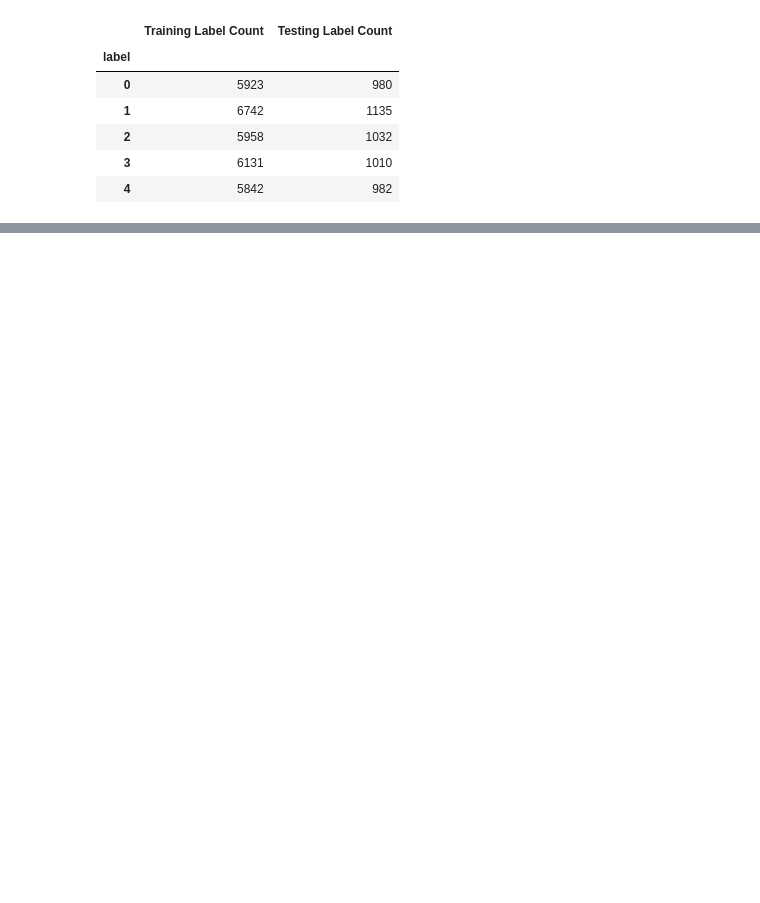
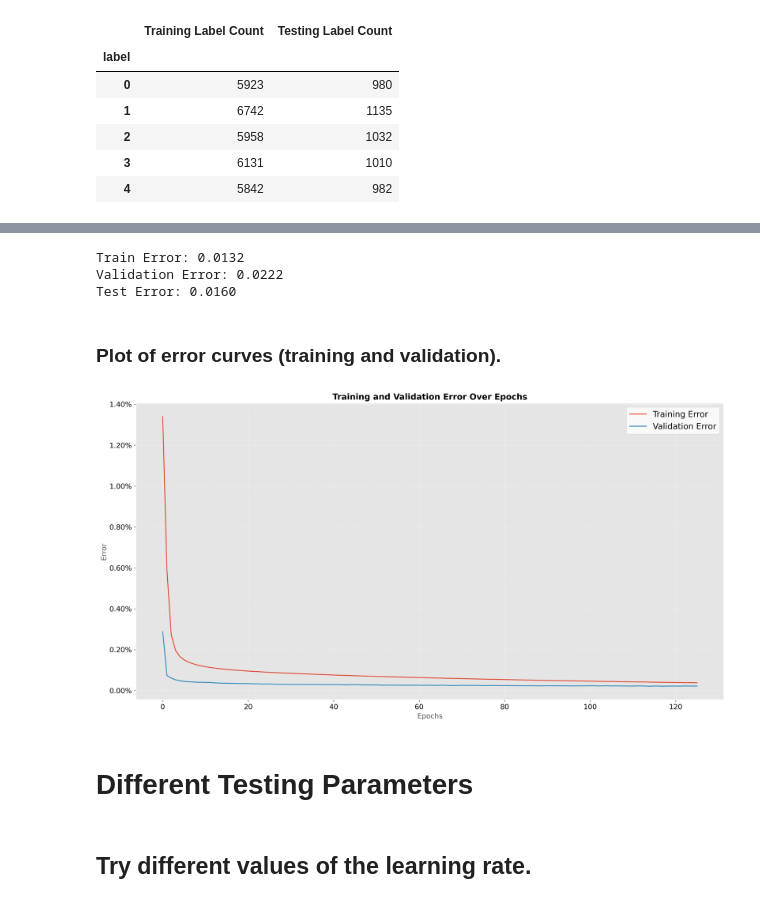
Before and after one commit to jayd719/ubiquitous-couscous, a Jupyter notebook: Assignment3/Task1.ipynb, the cells around one changed output, grey strips where cells are left out. Drawn from its saved outputs; the diff is of its cells as text; code cells hidden in the pictures; blank space fills up the shorter version.

```diff
--- a/Assignment3/Task1.ipynb
+++ b/Assignment3/Task1.ipynb
@@ -83,0 +125,6 @@ updated_labels
+# %%
+X_train, X_val, y_train,y_val = train_test_split(X_train,y_train,test_size=.20,random_state=65)
+# %%
+ann = MLPClassifier(hidden_layer_sizes=NUM_HIDDN,learning_rate="constant",learning_rate_init=ALPHA,max_iter=NUM_EPOCH,batch_size=BATCH_SIZE,solver="sgd",early_stopping=True,validation_fraction=.2)
+# %%
+ann.fit(X_train,y_train)
@@ -83,0 +146,39 @@ updated_labels
+# %%
+print(f"Train Error: {train_error:.4f}")
+print(f"Validation Error: {validation_error:.4f}")
+print(f"Test Error: {test_error:.4f}")
+# %% [output]
+Train Error: 0.0132
+Validation Error: 0.0222
+Test Error: 0.0160
+# %%
+train_errors  = ann.loss_curve_
+val_errors = 1-np.array(ann.validation_scores_)
+# %% [markdown]
+### Plot of error curves (training and validation).
+# %%
+plt.figure(figsize=(15,8),dpi=300)
+plt.plot(range(len(train_errors)), train_errors, label="Training Error")
+plt.plot(range(len(val_errors)),val_errors,label="Validation Error")
+
+plt.xlabel("Epochs", fontsize=12)
+plt.ylabel("Error", fontsize=12)
+
+plt.title("Training and Validation Error Over Epochs", fontsize=14, fontweight="bold",color="black")
+plt.legend(
+    fontsize=14, loc="upper right", frameon=True, facecolor="white", labelcolor="black"
+)
+
+
+plt.grid(True, linestyle="--", alpha=0.6)
+
+plt.xticks(fontsize=12,color='black')
+plt.yticks(fontsize=12,color='black')
+
+plt.gca().yaxis.set_major_formatter(mticker.FuncFormatter(lambda x,_:f"{x:.2f}%"))
+plt.tight_layout()
+plt.show()
+# %% [output]
+[figure, added]
+# %% [markdown]
+# Different Testing Parameters
@@ -83,0 +189,2 @@ updated_labels
+# %% [markdown]
+## Try different values of the learning rate.
```
Also changed, not shown: parts of 26 cells of this notebook, 5 other files.
